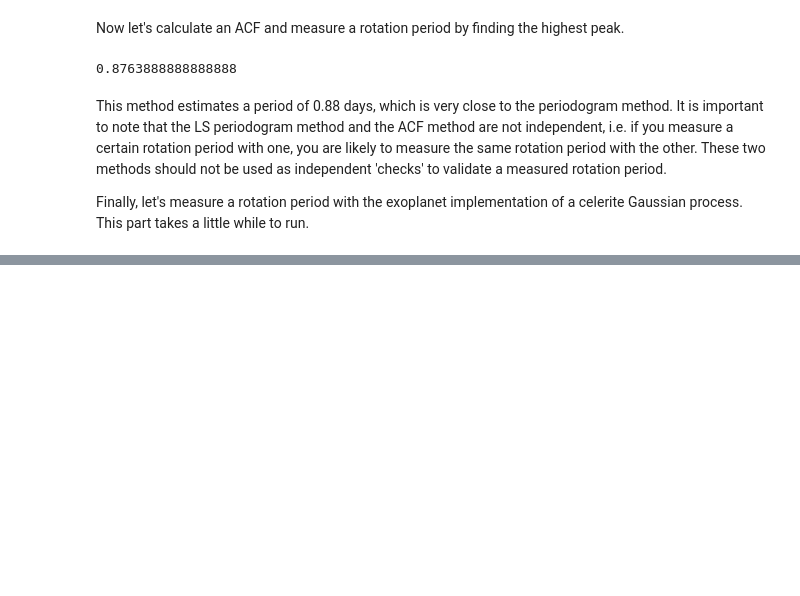
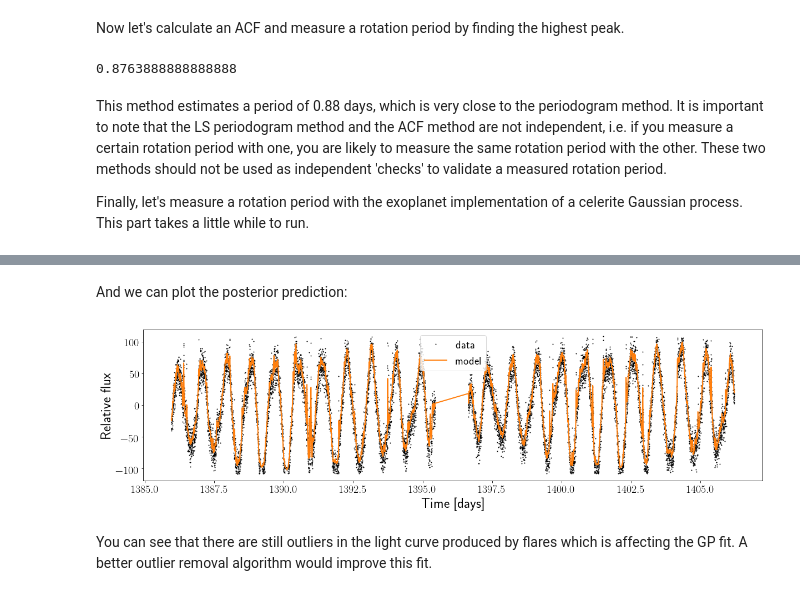
Before and after one commit to RuthAngus/starrotate, a Jupyter notebook: docs/source/_static/notebooks/Tutorial.ipynb, the cells around one changed output, grey strips where cells are left out. Drawn from its saved outputs; the diff is of its cells as text; code cells hidden in the pictures; blank space fills up the shorter version.

```diff
--- a/docs/source/_static/notebooks/Tutorial.ipynb
+++ b/docs/source/_static/notebooks/Tutorial.ipynb
@@ -71,0 +101,8 @@ sampling...
+# %% [markdown]
+And we can plot the posterior prediction:
+# %%
+rotate.plot_prediction()
+# %% [output]
+[figure, added]
+# %% [markdown]
+You can see that there are still outliers in the light curve produced by flares which is affecting the GP fit. A better outlier removal algorithm would improve this fit.
```
Also changed, not shown: parts of 9 cells of this notebook.
